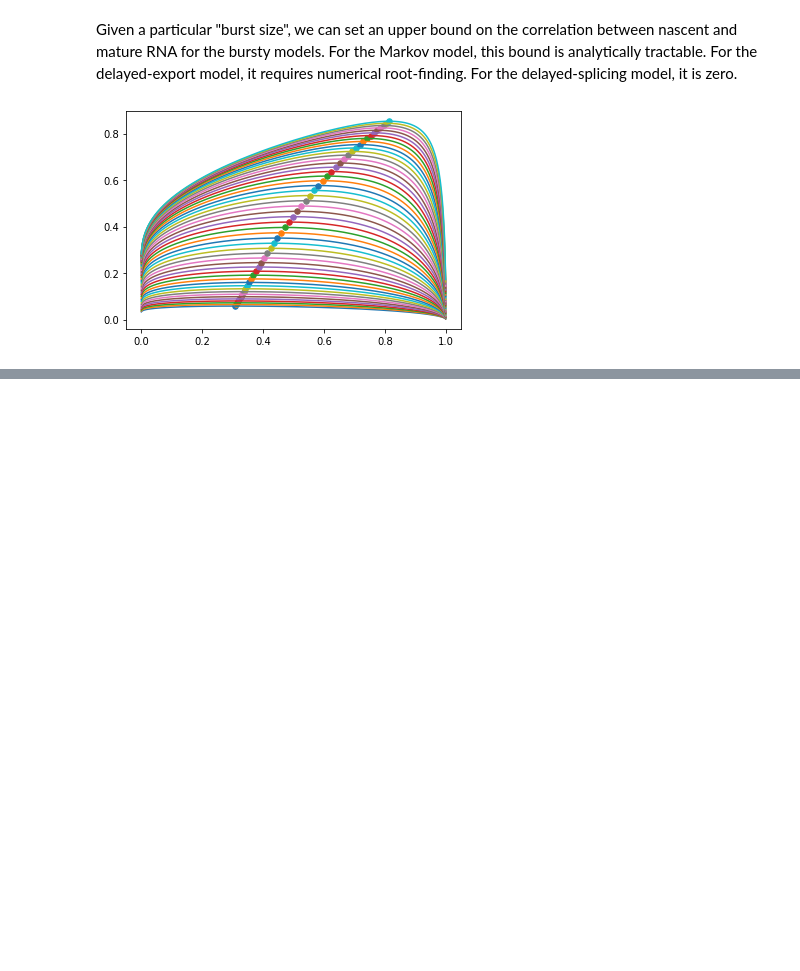
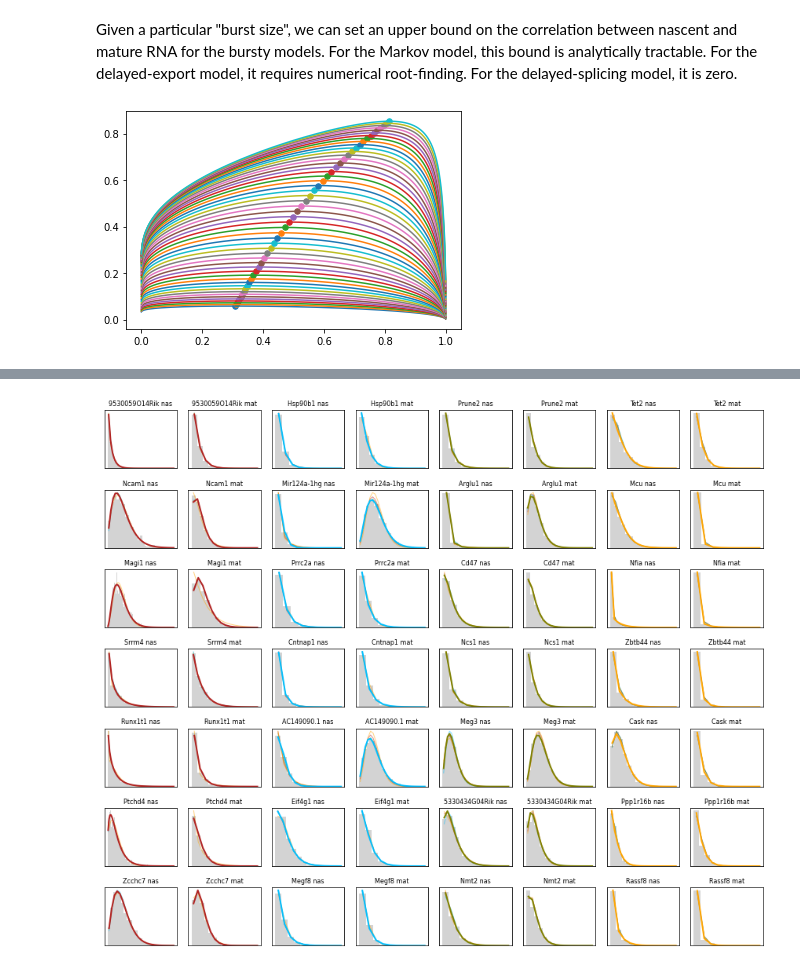
Before and after one commit to pachterlab/GYP_2022, a Jupyter notebook: gg230612_BF_analysis.ipynb, the cells around one changed output, grey strips where cells are left out. Cells and saved outputs as stored; diff of their text form; code cells hidden in the pictures; blank space fills up the shorter version.

```diff
--- a/gg230612_BF_analysis.ipynb
+++ b/gg230612_BF_analysis.ipynb
@@ -669,0 +671,53 @@ plt.savefig('./fig/fig3.png',dpi=450)
+# %%
+n_cats = 4
+n_cols = n_cats*2
+n_genes_per = 7
+n_rows = n_genes_per
+# %%
+genes_to_plot = np.asarray([np.argsort(-x)[1:(1+n_genes_per)] for x in wts])
+gn = sd.gene_names
+# %%
+fig1,ax1=plt.subplots(n_rows,n_cols,figsize=(12,10))
+for model_ind in range(4):
+    for gene_ind in range(n_genes_per):
+        gi = genes_to_plot[model_ind,gene_ind]
+
+        data = sd.layers[:,gi,:]
+        U = data[0]
+        S = data[1]
+
+
+        bins = np.arange(U.max()+2)-0.5
+        ax1[gene_ind,model_ind*2].hist(U,bins,color='lightgray',density=True)
+
+        bins = np.arange(S.max()+2)-0.5
+        ax1[gene_ind,model_ind*2+1].hist(S,bins,color='lightgray',density=True)
+
+        ax1[gene_ind,model_ind*2].set_xticks([])
+        ax1[gene_ind,model_ind*2].set_yticks([])
+        ax1[gene_ind,model_ind*2+1].set_xticks([])
+        ax1[gene_ind,model_ind*2+1].set_yticks([])
+
+        ax1[gene_ind,model_ind*2].set_title(gn[gi]+' nas',fontsize=8)
+        ax1[gene_ind,model_ind*2+1].set_title(gn[gi]+' mat',fontsize=8)
+
+        for model_ind_plot in range(4):
+            lm = [U.max()+5,1]
+            lw_ = 2 if model_ind==model_ind_plot else 1
+            alpha=1 if model_ind==model_ind_plot else 0.5
+            zord=100 if model_ind==model_ind_plot else 1
+
+            p = mean_pars[model_ind_plot,gi,:]
+            Pss = fitmodels[model_ind_plot].eval_model_pss(p,lm)
+            ax1[gene_ind,model_ind*2].plot(Pss,color=modelcols[model_ind_plot],linewidth=lw_,
+                          alpha=alpha,label=model_names_axes3[model_ind],
+                         zorder=zord)
+
+            lm = [1,S.max()+5]
+            Pss = fitmodels[model_ind_plot].eval_model_pss(p,lm)
+            ax1[gene_ind,model_ind*2+1].plot(Pss,color=modelcols[model_ind_plot],linewidth=lw_,
+                          alpha=alpha,label=model_names_axes3[model_ind],
+                         zorder=zord)
+fig1.tight_layout()
+# %% [output]
+[figure, added]
```
Also changed, not shown: parts of 3 cells of this notebook, 1 other file.
